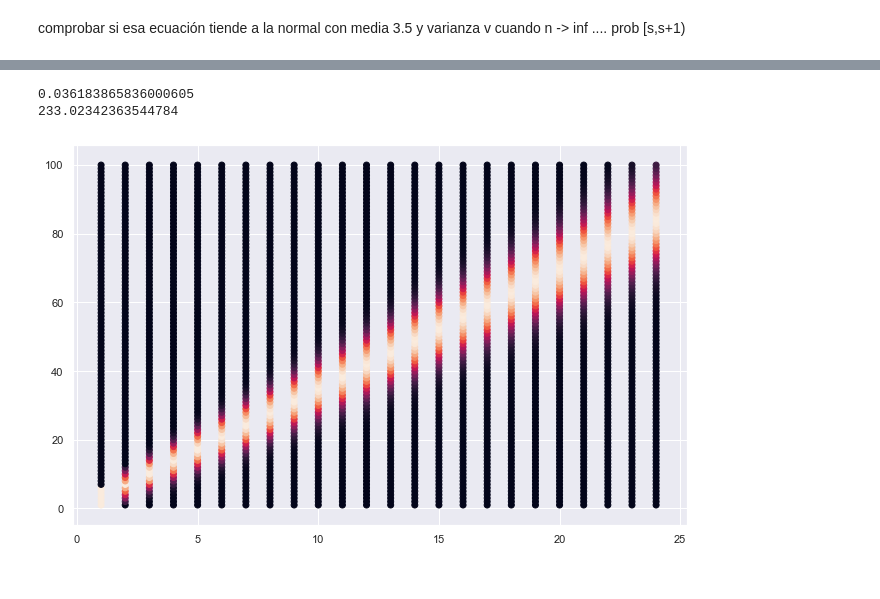
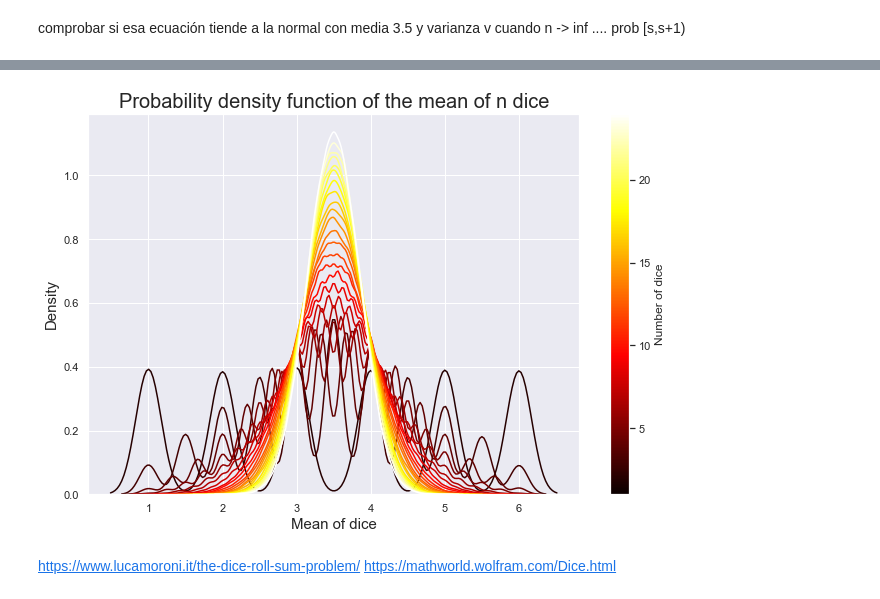
Before and after one commit to juanluisrto/central-limit-theorem-with-dice, a Jupyter notebook: dados.ipynb, the cells around one changed output, grey strips where cells are left out. Drawn from its saved outputs; the diff is of its cells as text; code cells hidden in the pictures.

```diff
--- a/dados.ipynb
+++ b/dados.ipynb
@@ -382,3 +407,25 @@ from math import factorial as fact
+# %%
+rolls = {}
+for i in range(1,n+1):
+    rolls[i] = simulate_throwing_n_dice(i, 100_000)/i
+# %%
+for i in range(1,n+1):
+    x = rolls[i]
+    sns.kdeplot(x,color = cm.hot(i/n))
+ax = plt.gca()
+ax.set_title('Probability density function of the mean of n dice', size = 20)
+ax.set_ylabel( 'Density', size = 15)
+ax.set_xlabel( 'Mean of dice', size = 15)
+norm = colors.Normalize(vmin=1, vmax=n)
+
+plt.colorbar(cm.ScalarMappable(norm=norm, cmap=cm.hot),
+              orientation='vertical', label='Number of dice')
+plt.savefig(path + "prob_density_mean_n_dice.png", dpi = 300)
+# %% [output]
+[figure, added]
+# %% [markdown]
+https://www.lucamoroni.it/the-dice-roll-sum-problem/
+https://mathworld.wolfram.com/Dice.html
 # %%
 def iter_gauss(k, x):
     c = 1/np.sqrt(np.pi)
@@ -399,25 +453,0 @@ it_g = iter_gauss(k,x)
-# %%
-print(it_c)
-print(it_g)
-# %% [output]
-0.036183865836000605
-233.02342363544784
-# %%
-n,s = (24, 100)
-s_array = np.arange(1,s + 1)
-n_array = np.arange(1,n + 1)
-
-s_n_dict = {}
-for s in s_array:
-    s_dict = {}
-    for n in n_array:
-        p = prob_of_sum_combinatorics(s,n)
-        s_dict[n] = p
-    s_n_dict[s] = s_dict
-
-df = pd.DataFrame(s_n_dict)
-for i in range(1,n+1):
-    index = i * np.ones(s)
-    plt.scatter(index, df.columns.values, c= df.loc[i])
-# %% [output]
-[figure, removed]
```
Also changed, not shown: parts of 44 cells of this notebook, 21 other files.
